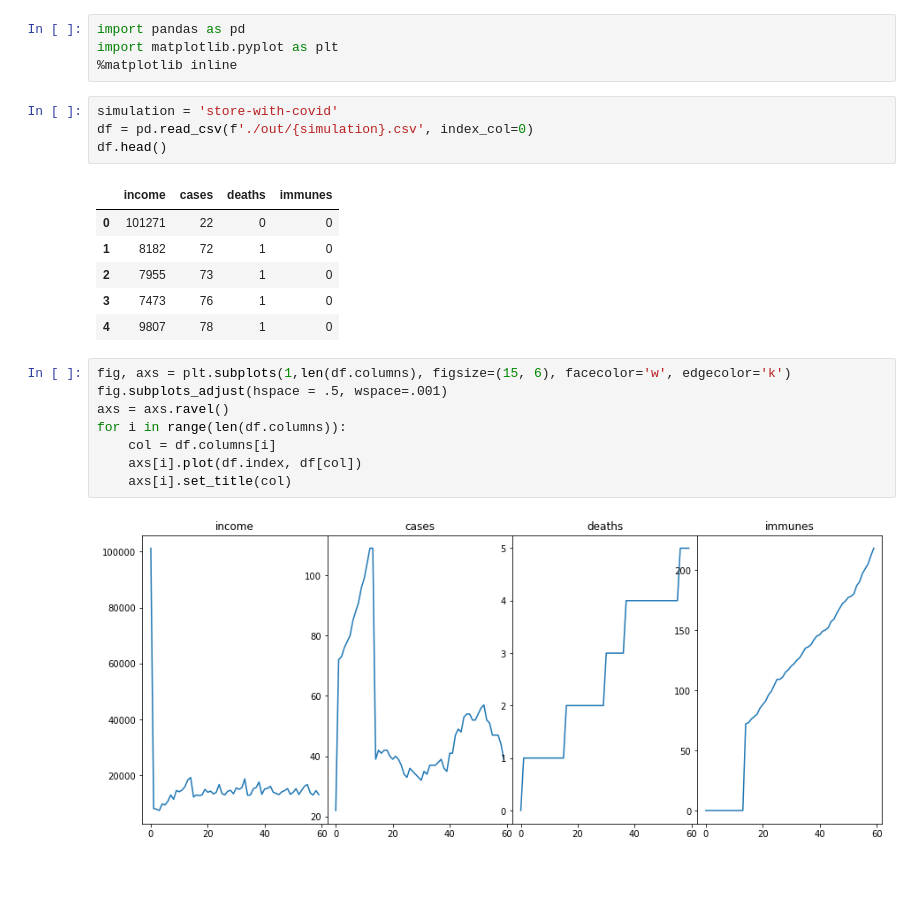
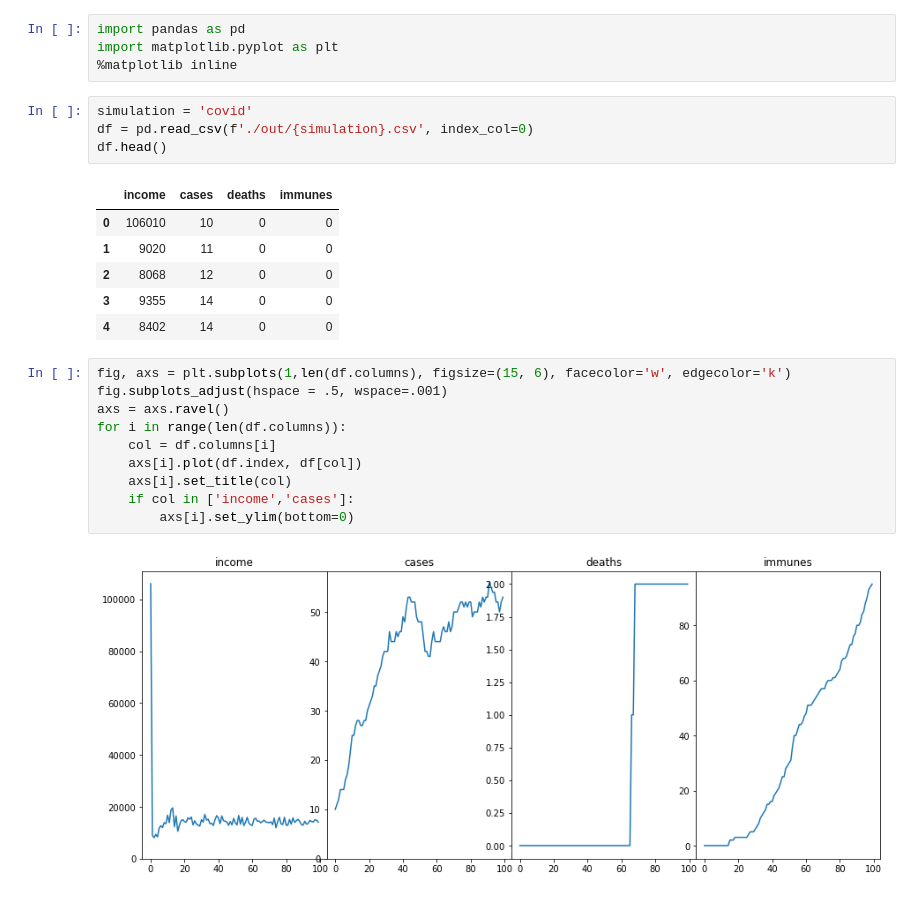
Before and after one commit to NathanZorndorf/simpy-covid-simulation, a Jupyter notebook: analysis.ipynb, the cells around one changed output. Saved outputs shown, nothing was run; the diff lists cells and outputs as text.

```diff
--- a/analysis.ipynb
+++ b/analysis.ipynb
@@ -3,23 +3,25 @@ import pandas as pd
 import matplotlib.pyplot as plt
 %matplotlib inline
 # %%
-simulation = 'store-with-covid'
+simulation = 'covid'
 df = pd.read_csv(f'./out/{simulation}.csv', index_col=0)
 df.head()
 # %% [output]
 |  | income | cases | deaths | immunes |
-| 0 | 101271 | 22 | 0 | 0 |
-| 1 | 8182 | 72 | 1 | 0 |
-| 2 | 7955 | 73 | 1 | 0 |
-| 3 | 7473 | 76 | 1 | 0 |
-| 4 | 9807 | 78 | 1 | 0 |
+| 0 | 106010 | 10 | 0 | 0 |
+| 1 | 9020 | 11 | 0 | 0 |
+| 2 | 8068 | 12 | 0 | 0 |
+| 3 | 9355 | 14 | 0 | 0 |
+| 4 | 8402 | 14 | 0 | 0 |
 # %%
 fig, axs = plt.subplots(1,len(df.columns), figsize=(15, 6), facecolor='w', edgecolor='k')
 fig.subplots_adjust(hspace = .5, wspace=.001)
 axs = axs.ravel()
 for i in range(len(df.columns)):
     col = df.columns[i]
     axs[i].plot(df.index, df[col])
     axs[i].set_title(col)
+    if col in ['income','cases']:
+        axs[i].set_ylim(bottom=0)
 # %% [output]
-[figure, old version]
+[figure, new version]
```
Also changed, not shown: 4 other files.
